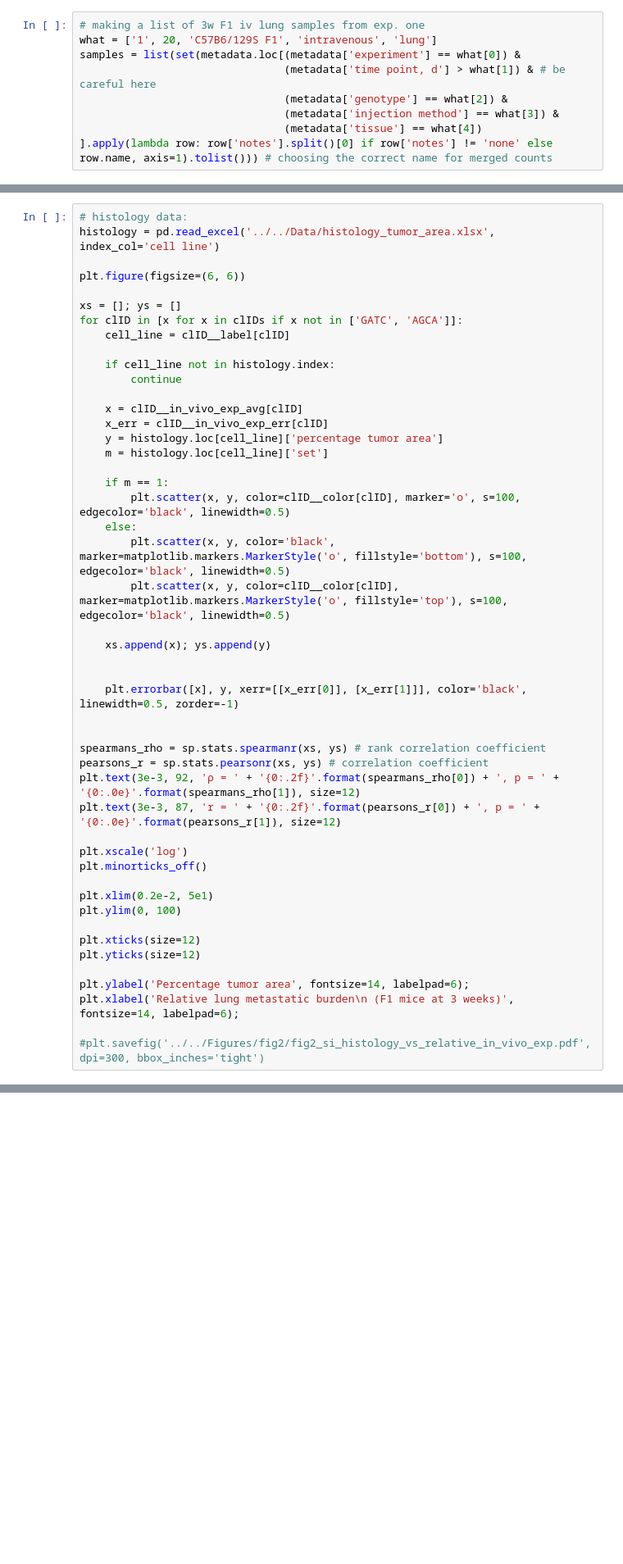
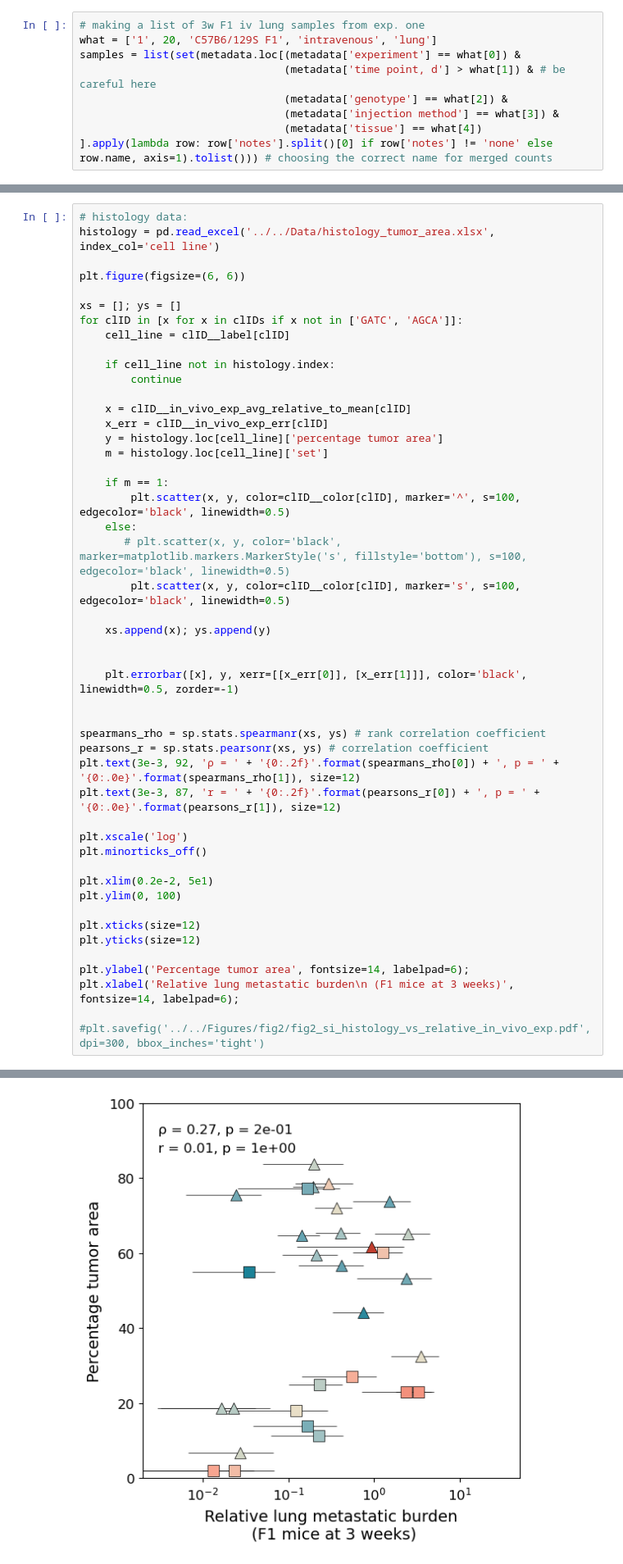
Before and after one commit to alyulina/metastatic-phenotypes, a Jupyter notebook: figures/fig2.ipynb, the cells around one changed output, grey strips where cells are left out. Shown at 82% size. Drawn from its saved outputs; the diff is of its cells as text; blank space fills up the shorter version.

```diff
--- a/figures/fig2.ipynb
+++ b/figures/fig2.ipynb
@@ -865,16 +955,16 @@ for clID in [x for x in clIDs if x not in ['GATC', 'AGCA']]:
     if cell_line not in histology.index:
         continue
 
-    x = clID__in_vivo_exp_avg[clID]
+    x = clID__in_vivo_exp_avg_relative_to_mean[clID]
     x_err = clID__in_vivo_exp_err[clID]
     y = histology.loc[cell_line]['percentage tumor area']
     m = histology.loc[cell_line]['set']
 
     if m == 1:
-        plt.scatter(x, y, color=clID__color[clID], marker='o', s=100, edgecolor='black', linewidth=0.5)
+        plt.scatter(x, y, color=clID__color[clID], marker='^', s=100, edgecolor='black', linewidth=0.5)
     else:
-        plt.scatter(x, y, color='black', marker=matplotlib.markers.MarkerStyle('o', fillstyle='bottom'), s=100, edgecolor='black', linewidth=0.5)
-        plt.scatter(x, y, color=clID__color[clID], marker=matplotlib.markers.MarkerStyle('o', fillstyle='top'), s=100, edgecolor='black', linewidth=0.5)
+       # plt.scatter(x, y, color='black', marker=matplotlib.markers.MarkerStyle('s', fillstyle='bottom'), s=100, edgecolor='black', linewidth=0.5)
+        plt.scatter(x, y, color=clID__color[clID], marker='s', s=100, edgecolor='black', linewidth=0.5)
 
     xs.append(x); ys.append(y)
 
@@ -905,0 +994 @@ NameError: name 'clID__in_vivo_exp_avg' is not defined
+[figure, added]
```
Also changed, not shown: parts of 27 cells of this notebook, 3 other files.
